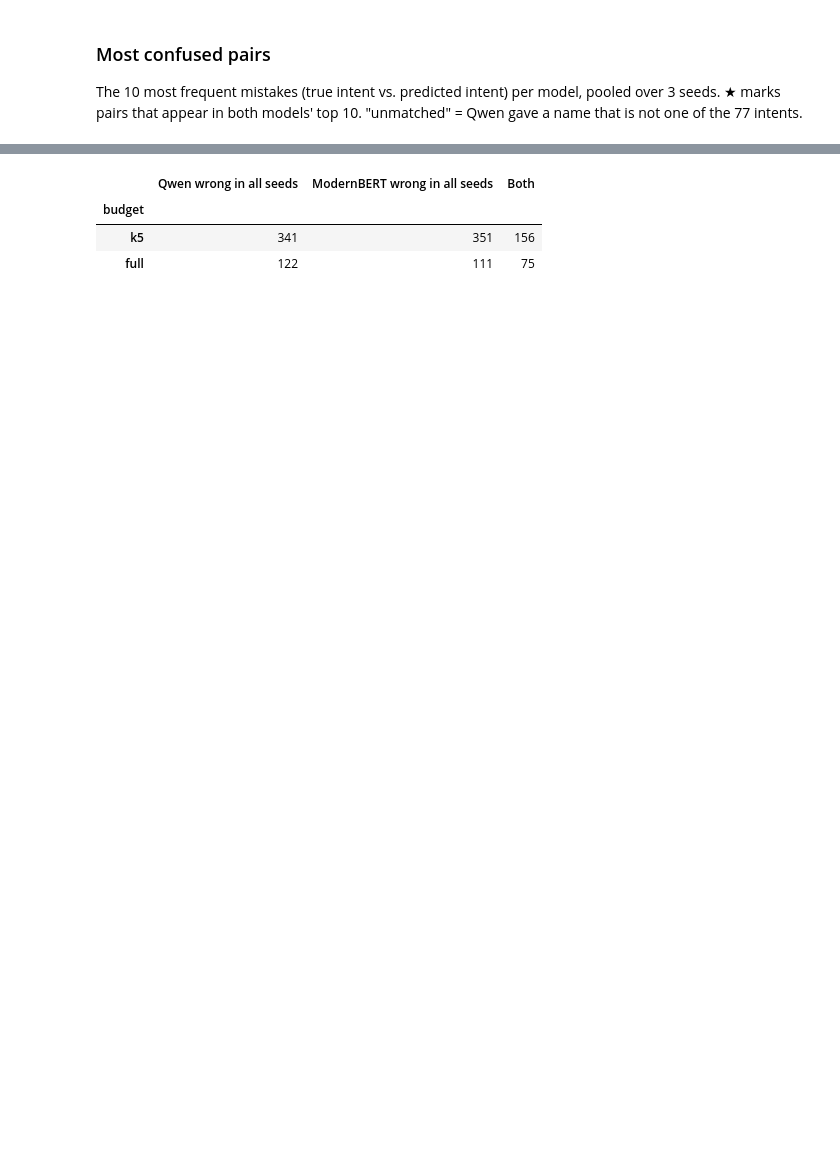
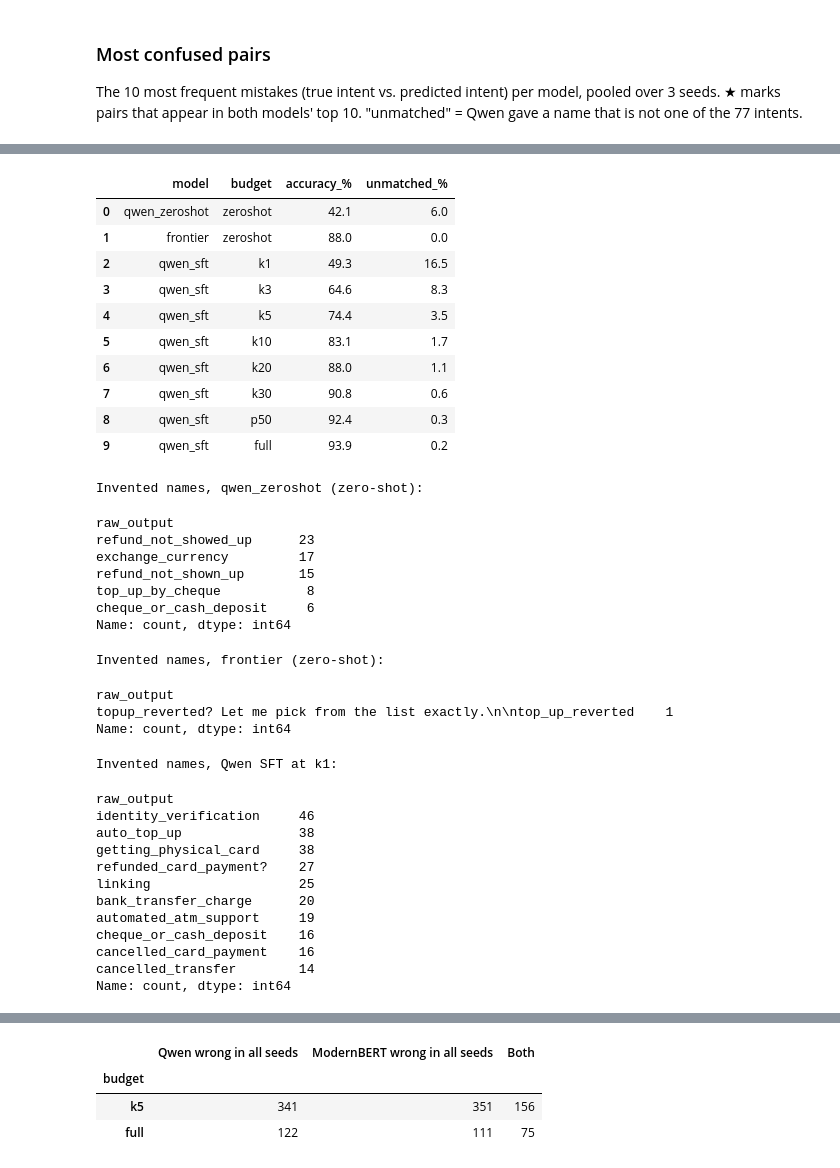
Before and after one commit to csugasi/DATASCI266-Banking77-Encoder-vs-Decoder, a Jupyter notebook: notebooks/error_analysis.ipynb, the cells around one changed output, grey strips where cells are left out. Saved outputs shown, nothing was run; the diff lists cells and outputs as text; code cells hidden in the pictures; blank space fills up the shorter version.

```diff
--- a/notebooks/error_analysis.ipynb
+++ b/notebooks/error_analysis.ipynb
@@ -251,2 +227,68 @@ Name: count, dtype: int64
+# %%
+def pct(series):
+    return round(100 * series.mean(), 1)
+
+rows = []
+# Zero-shot models (one seed each)
+for m in ZERO_SHOT:
+    df = ev.load_predictions(ev.RESULTS / f"{m}_zeroshot_seed0_test.csv")
+    rows.append({"model": m, "budget": "zeroshot",
+                 "accuracy_%": pct(df["predicted_label"] == df["true_label"]),
+                 "unmatched_%": pct(df["predicted_label"] == -1)})
+
+# Qwen fine-tuned, mean of 3 seeds per budget
+for b in ALL_BUDGETS:
+    df = pd.concat([ev.load_predictions(ev.RESULTS / f"qwen_sft_{b}_seed{s}_test.csv") for s in ev.SEEDS])
+    rows.append({"model": "qwen_sft", "budget": b,
+                 "accuracy_%": pct(df["predicted_label"] == df["true_label"]),
+                 "unmatched_%": pct(df["predicted_label"] == -1)})
+display(pd.DataFrame(rows))
+
+# Invented names: each zero-shot model, then Qwen SFT at k1 (3 seeds pooled)
+for m in ZERO_SHOT:
+    df = ev.load_predictions(ev.RESULTS / f"{m}_zeroshot_seed0_test.csv")
+    print(f"Invented names, {m} (zero-shot):")
+    display(df[df["predicted_label"] == -1]["raw_output"].value_counts().head(5))
+
+k1 = pd.concat([ev.load_predictions(ev.RESULTS / f"qwen_sft_k1_seed{s}_test.csv") for s in ev.SEEDS])
+print("Invented names, Qwen SFT at k1:")
+display(k1[k1["predicted_label"] == -1]["raw_output"].value_counts().head(10))
+# %% [output]
+|  | model | budget | accuracy_% | unmatched_% |
+| 0 | qwen_zeroshot | zeroshot | 42.1 | 6.0 |
+| 1 | frontier | zeroshot | 88.0 | 0.0 |
+| 2 | qwen_sft | k1 | 49.3 | 16.5 |
+| 3 | qwen_sft | k3 | 64.6 | 8.3 |
+| 4 | qwen_sft | k5 | 74.4 | 3.5 |
+| 5 | qwen_sft | k10 | 83.1 | 1.7 |
+| 6 | qwen_sft | k20 | 88.0 | 1.1 |
+| 7 | qwen_sft | k30 | 90.8 | 0.6 |
+| 8 | qwen_sft | p50 | 92.4 | 0.3 |
+| 9 | qwen_sft | full | 93.9 | 0.2 |
+Invented names, qwen_zeroshot (zero-shot):
+raw_output
+refund_not_showed_up      23
+exchange_currency         17
+refund_not_shown_up       15
+top_up_by_cheque           8
+cheque_or_cash_deposit     6
+Name: count, dtype: int64
+Invented names, frontier (zero-shot):
+raw_output
+topup_reverted? Let me pick from the list exactly.\n\ntop_up_reverted    1
+Name: count, dtype: int64
+Invented names, Qwen SFT at k1:
+raw_output
+identity_verification     46
+auto_top_up               38
+getting_physical_card     38
+refunded_card_payment?    27
+linking                   25
+bank_transfer_charge      20
+automated_atm_support     19
+cheque_or_cash_deposit    16
+cancelled_card_payment    16
+cancelled_transfer        14
+Name: count, dtype: int64
 # %% [markdown]
 **Findings:**
```
Also changed, not shown: parts of 25 cells of this notebook, 1 other file.
